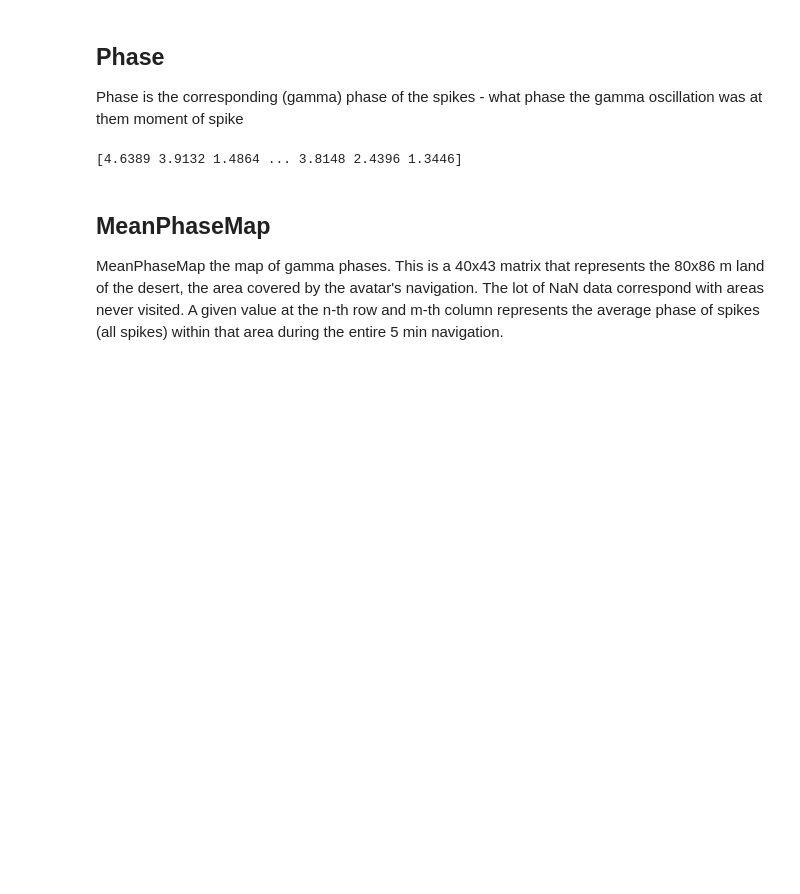
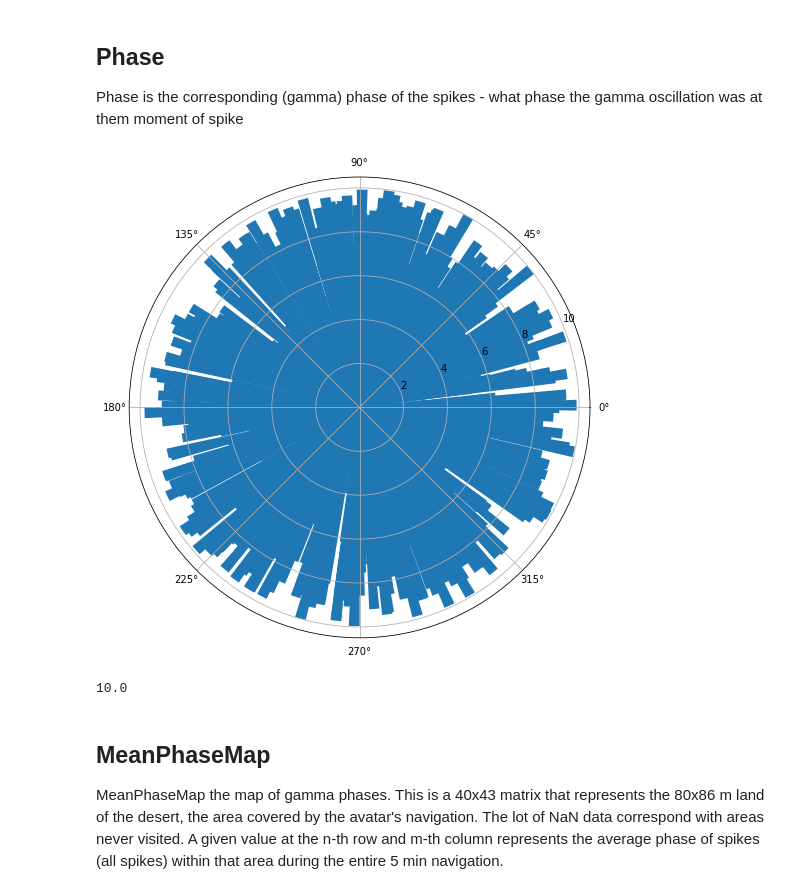
Before and after one commit to DanielHHowell/Grid-Cell, a Jupyter notebook: Grid Cell Phase Main.ipynb, the cells around one changed output. Drawn from its saved outputs; the diff is of its cells as text; code cells hidden in the pictures; blank space fills up the shorter version.

```diff
--- a/Grid Cell Phase Main.ipynb
+++ b/Grid Cell Phase Main.ipynb
@@ -54,11 +56,32 @@ spkT.shape
 ## Phase
 
 Phase is the corresponding (gamma) phase of the spikes - what phase the gamma oscillation was at them moment of spike
-# %%
-phase = np.loadtxt('Phase.csv',delimiter=',')
-print(phase)
-# %% [output]
-[4.6389 3.9132 1.4864 ... 3.8148 2.4396 1.3446]
+# %%
+phase = np.loadtxt('Phase.csv',delimiter=',')
+phase_degrees = np.degrees(phase)
+
+#Polar/radial histogram of phase distribution
+fig = plt.figure(figsize=(8,8))
+ax = fig.add_axes([0.1, 0.1, 0.8, 0.8], polar=True)
+
+N = 1178
+theta = phase_degrees
+radii = 10*np.random.rand(N)
+width = .05
+bars = ax.bar(theta, radii, width=width, bottom=0.0)
+# for r,bar in zip(radii, bars):
+#     bar.set_facecolor( plt.cm.viridis(r/10.))
+#     bar.set_alpha(0.5)
+
+plt.show()
+# %% [output]
+[figure, added]
+# %%
+#plt.hist(phase,bins=60)
+a = np.histogram(phase_degrees,bins=59)
+(a[0]/3.4).max()
+# %% [output]
+10.0
 # %% [markdown]
 ## MeanPhaseMap
 
```
Also changed, not shown: parts of 2 cells of this notebook.
